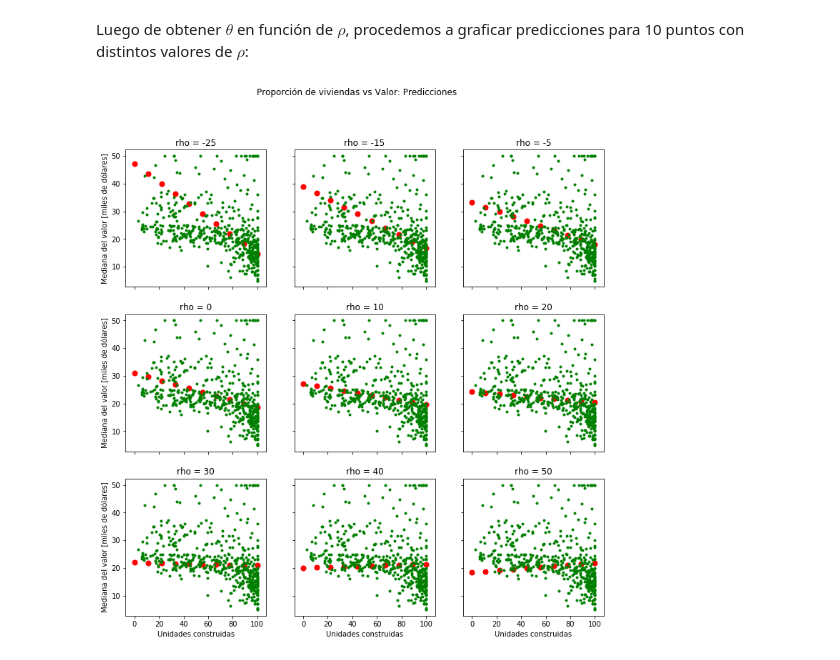
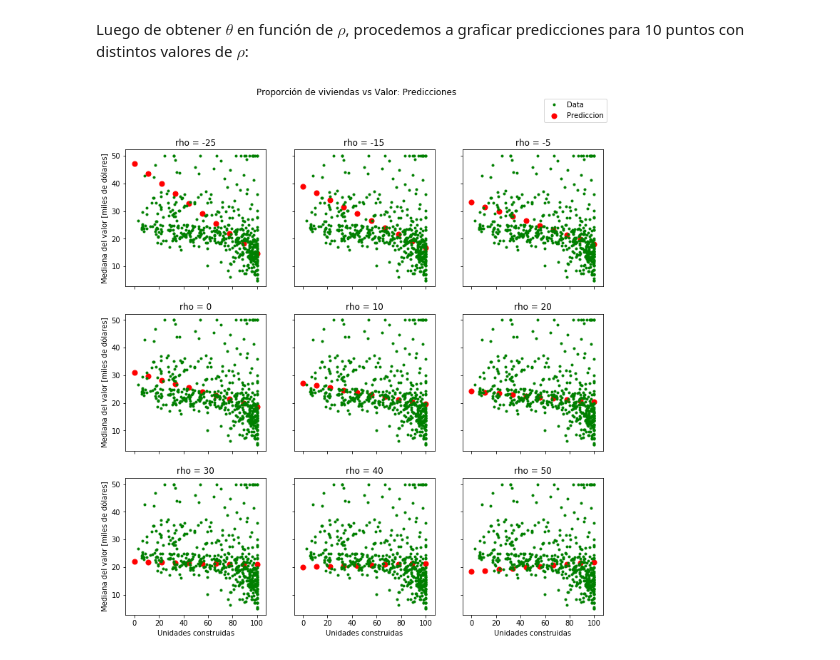
Before and after one commit to martinKindall/aprendizaje_probabilistico_uchile, a Jupyter notebook: Tarea1/tarea1_martin_cornejo.ipynb, the cells around one changed output. Drawn from its saved outputs; the diff is of its cells as text; code cells hidden in the pictures.

```diff
--- a/Tarea1/tarea1_martin_cornejo.ipynb
+++ b/Tarea1/tarea1_martin_cornejo.ipynb
@@ -76,31 +77,35 @@ Luego de obtener $\theta$ en función de $\rho$, procedemos a graficar prediccio
 def recta(x, rho):
     theta = get_theta(rho)
     return x * theta[0] + theta[1]
 
 fig_size = 12
 mpl.rcParams['figure.figsize'] = (fig_size, fig_size)
 
 x_recta = np.linspace(0, 100, 10)
 
 scatter_size = 50
 
 f, figures = plt.subplots(3, 3, sharex='col', sharey='row')
 
 #pdb.set_trace()
 
 plt.suptitle("Proporción de viviendas vs Valor: Predicciones")
 
 rho = np.array([[-25, -15, -5], [0, 10, 20], [30, 40, 50]])
 
 for idx, figure_arr in enumerate(figures):
     for idy, figure in enumerate(figure_arr):
         figure.set_title("rho = " + str(rho[idx][idy]))
         figure.scatter(x_recta,recta(x_recta, rho[idx][idy]), s=scatter_size, c='r')
         figure.plot(x,y, 'g.')
+
         if idx == len(rho[0]) - 1:
             figure.set_xlabel("Unidades construidas")
 
         if idy == 0:
             figure.set_ylabel("Mediana del valor [miles de dólares]")
+
+        if idy == len(rho[0]) - 1 and idx == 0:
+            figure.legend(["Data","Prediccion"], bbox_to_anchor=(1.05, 1.40))
 # %% [output]
-[figure, old version]
+[figure, new version]
```
Also changed, not shown: parts of 5 cells of this notebook.
